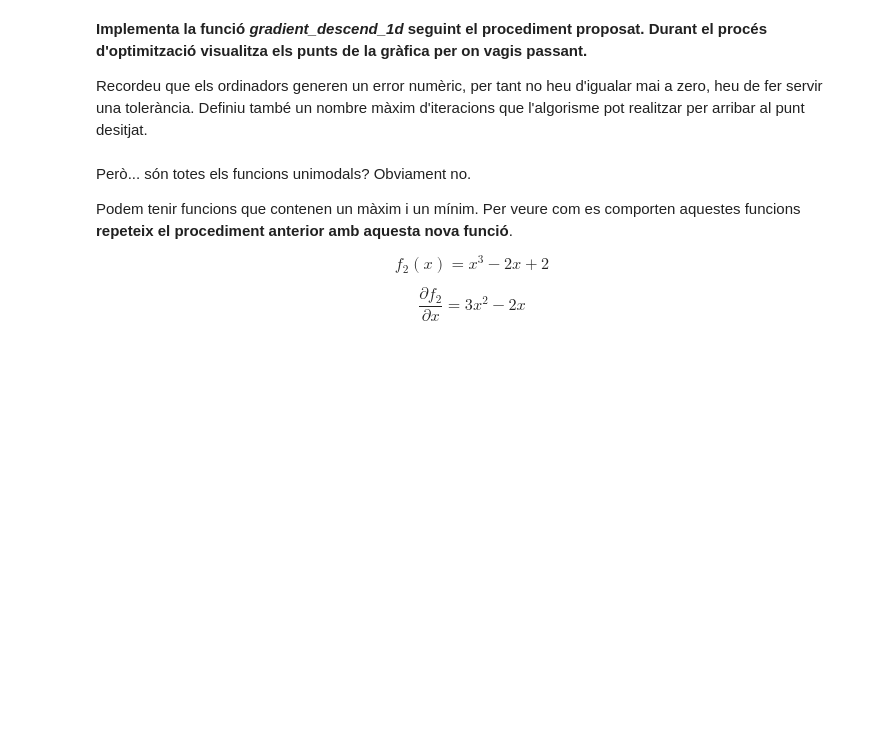
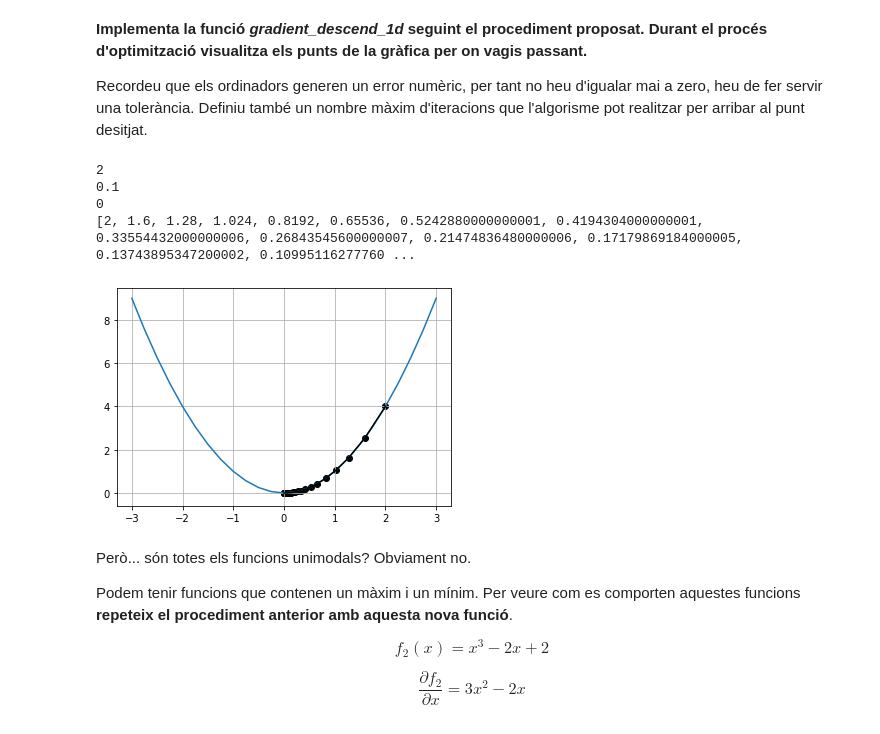
Before and after one commit to qijunJin/TNUI_19_01, a Jupyter notebook: FindMinimum.ipynb, the cells around one changed output. Saved outputs shown, nothing was run; the diff lists cells and outputs as text; code cells hidden in the pictures; blank space fills up the shorter version.

```diff
--- a/FindMinimum.ipynb
+++ b/FindMinimum.ipynb
@@ -79,28 +81,76 @@ Definiu també un nombre màxim d'iteracions que l'algorisme pot realitzar per a
 # %%
 def gradient_descend_1d(grad, x, alpha, eps=1e-3, max_iters=1e2):
     """
     Aquesta funció implementa l'algorisme de descens pel gradient, és a dir,
     donat un punt inicial, el gradient i el pas, intenta trobar el mínim
     de la funció seguint el gradient en direcció oposada.
 
     :param grad: Gradient de la funció
     :param x: Punt inicial
     :param alpha: Pas de cada iteració
     :param eps: Moviment mínim realitzat abans de parar
     :param max_iters: Iteracions màximes a realitzar
     :return: La funció retornarà una llista/tupla amb:
         * Una np.array de tamany [X] amb el punt inicial més els punts on s'ha mogut a cada iteració,
             on X és el nombre d'iteracions fetes + 1
         * Una np.array [2] amb els punts del recorregut
     """
-    raise NotImplementedError()
+    """
+    Hi ha, de fet, un error en com està escrit el que es demana en el 2n element.
+    El segon element hauria de ser el punt mínim de la funció.
+
+    Per exemple, en cas de gradient_descend_1d, suposa que heu fet 5 iteracions fins a trobar el mínim en el punt X=0.
+    La funció retorna una llista o tupla amb:
+    * Una np.array que conté el punt inicial i cada un dels punts X on s'ha mogut a cada iteració. És a dir, 6 elements.
+    * Un escalar amb la X mínima (realment, un np.array de tamany 1 amb 1 element és un escalar).
+
+    Per exemple, si comencem a x=1, retornaria
+    [
+       np.array([1, 0.7, 0.5, 0.3, 0.15, 0]),
+       0
+    ]
+    (M'he inventat els punts per on passa)
+
+    De forma similar, la versió 2D farà el mateix, però els punts són bidimensionals:
+    [
+       np.array([[1, 1], [0.7, 0.6], ..., [0, 0]]),
+       np.array([0, 0])
+    ]
+
+    En definitiva, el primer tot el recorregut i el segon el punt mínim.
+    """
+
+    """
+    while i < max_iters and abs(alpha * grad(x)) > eps:
+        l.append(x)
+        x = x - alpha * grad(x)
+        i += 1
+
+    return np.array(l), np.array(min(l))
+    """
+    i = 0
+    l = list()
+    while i < max_iters:
+        l.append(x)
+        if abs(alpha * grad(x)) > eps:
+            x = x - alpha * grad(x)
+            i += 1
+        else:
+            break
+    return np.array(l), np.array(min(l))
 
 if __name__ == '__main__':
     X = np.arange(-3, 3.01, 0.25)
     points, minimum = gradient_descend_1d(df1, 2, .1)
 
     fig = plt.figure()
     plot_gradient_descend_1d(f1, X, points, minimum, fig)
+# %% [output]
+2
+0.1
+0
+[2, 1.6, 1.28, 1.024, 0.8192, 0.65536, 0.5242880000000001, 0.4194304000000001, 0.33554432000000006, 0.26843545600000007, 0.21474836480000006, 0.17179869184000005, 0.13743895347200002, 0.10995116277760 ...
+[figure, added]
 # %% [markdown]
 Però... són totes els funcions unimodals? Obviament no.
 
```
Also changed, not shown: parts of 1 cell of this notebook.
